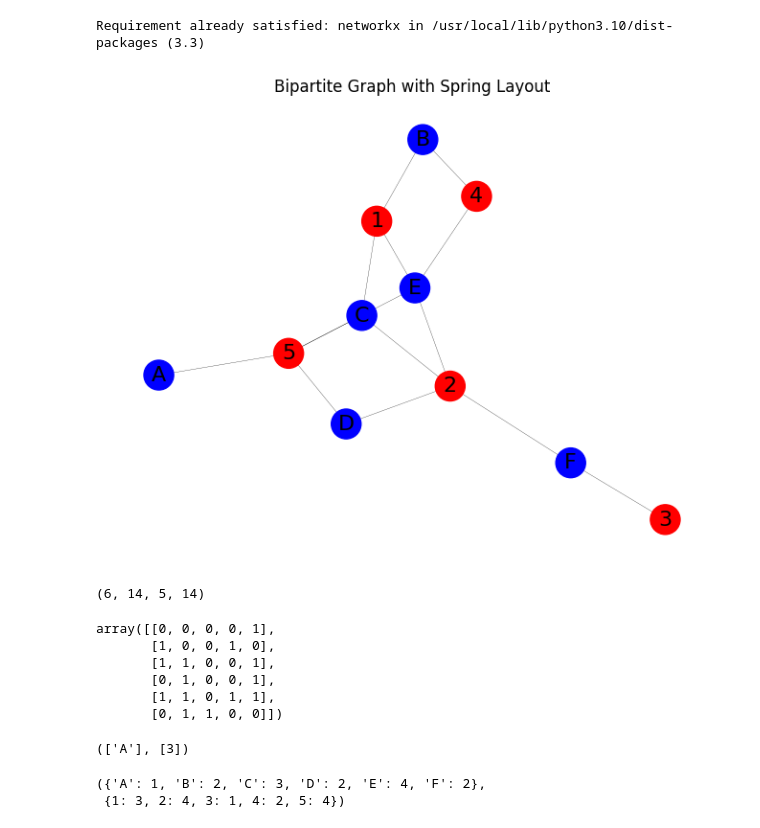
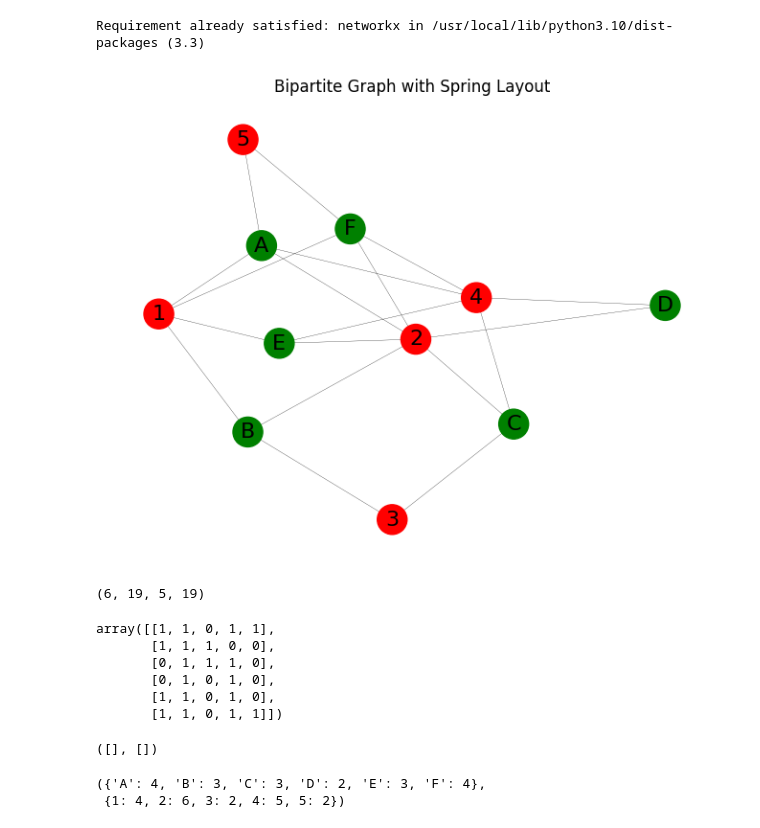
Before and after one commit to tungnt28/networkx_, a Jupyter notebook: Bipartite_NguyenThanhTung.ipynb, the cells around one changed output. Saved outputs shown, nothing was run; the diff lists cells and outputs as text; code cells hidden in the pictures.

```diff
--- a/Bipartite_NguyenThanhTung.ipynb
+++ b/Bipartite_NguyenThanhTung.ipynb
@@ -25,23 +25,23 @@ for n in G.nodes():
 # %%
 nodes_A = ['A', 'B', 'C', 'D', 'E', 'F']
 nodes_B = [1, 2, 3, 4, 5]
 # To add a node A
-G.add_nodes_from([1, 2, 3, 4, 5], bipartite=0, node_color = 'blue')
+G.add_nodes_from([1, 2, 3, 4, 5], bipartite=0)
 
 # To add a node B
-G.add_nodes_from(['A', 'B', 'C', 'D', 'E', 'F'], bipartite=1, node_color = 'r')
+G.add_nodes_from(['A', 'B', 'C', 'D', 'E', 'F'], bipartite=1)
 
 for a in nodes_A:
   for b in nodes_B:
     if random.random() > 0.5:
       G.add_edge(a, b)
 
 nx.spring_layout
-nx.draw(G, with_labels=True, width=0.2, node_size=500, node_color= ['b' if node in nodes_A else 'r' for node in G.nodes()], font_size=16)
+nx.draw(G, with_labels=True, width=0.2, node_size=500, node_color= ['green' if node in nodes_A else 'red' for node in G.nodes()], font_size=16)
 plt.title('Bipartite Graph with Spring Layout')
 plt.show()
 # %% [output]
-[figure, old version]
+[figure, new version]
 # %%
 #Count số nodes và edges
 nodes_A_count = len(nodes_A)
@@ -51,7 +51,7 @@ edges_B_count = sum(1 for edge in G.edges() if edge[0] in nodes_B or edge[1] in
 
 nodes_A_count, edges_A_count, nodes_B_count, edges_B_count
 # %% [output]
-(6, 14, 5, 14)
+(6, 19, 5, 19)
 # %%
 #Tính toán và hiển thị ma trận kề của đồ thị bipartite.
 from networkx.algorithms import bipartite
@@ -60,12 +60,12 @@ biadj_matrix = bipartite.biadjacency_matrix(G, row_order=nodes_A, column_order=n
 biadj_matrix_display = biadj_matrix.toarray()
 biadj_matrix_display
 # %% [output]
-array([[0, 0, 0, 0, 1],
-       [1, 0, 0, 1, 0],
-       [1, 1, 0, 0, 1],
-       [0, 1, 0, 0, 1],
-       [1, 1, 0, 1, 1],
-       [0, 1, 1, 0, 0]])
+array([[1, 1, 0, 1, 1],
+       [1, 1, 1, 0, 0],
+       [0, 1, 1, 1, 0],
+       [0, 1, 0, 1, 0],
+       [1, 1, 0, 1, 0],
+       [1, 1, 0, 1, 1]])
 # %%
 # Tìm và hiển thị danh sách các nút lá (nút không có cạnh nối với nút khác) trong tập đỉnh A và B.
 def find_leaf_nodes(graph, node_set):
@@ -75,12 +75,12 @@ leaf_nodes_A = find_leaf_nodes(G, nodes_A)
 leaf_nodes_B = find_leaf_nodes(G, nodes_B)
 leaf_nodes_A, leaf_nodes_B
 # %% [output]
-(['A'], [3])
+([], [])
 # %%
 # Tính toán và hiển thị bậc của mỗi nút trong tập đỉnh A và B.
 degrees_A_nx = {node: G.degree(node) for node in nodes_A}
 degrees_B_nx = {node: G.degree(node) for node in nodes_B}
 degrees_A_nx, degrees_B_nx
 # %% [output]
-({'A': 1, 'B': 2, 'C': 3, 'D': 2, 'E': 4, 'F': 2},
- {1: 3, 2: 4, 3: 1, 4: 2, 5: 4})
+({'A': 4, 'B': 3, 'C': 3, 'D': 2, 'E': 3, 'F': 4},
+ {1: 4, 2: 6, 3: 2, 4: 5, 5: 2})
```
